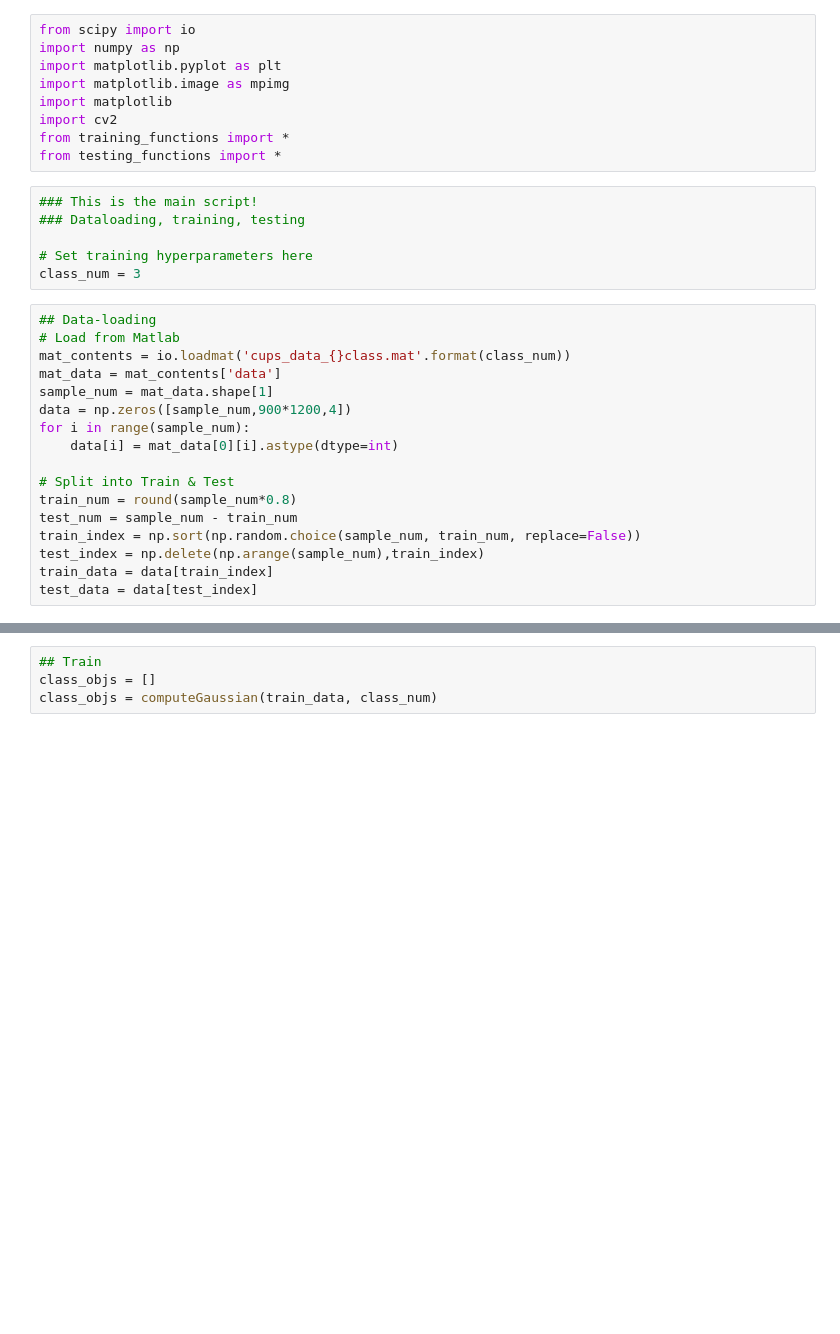
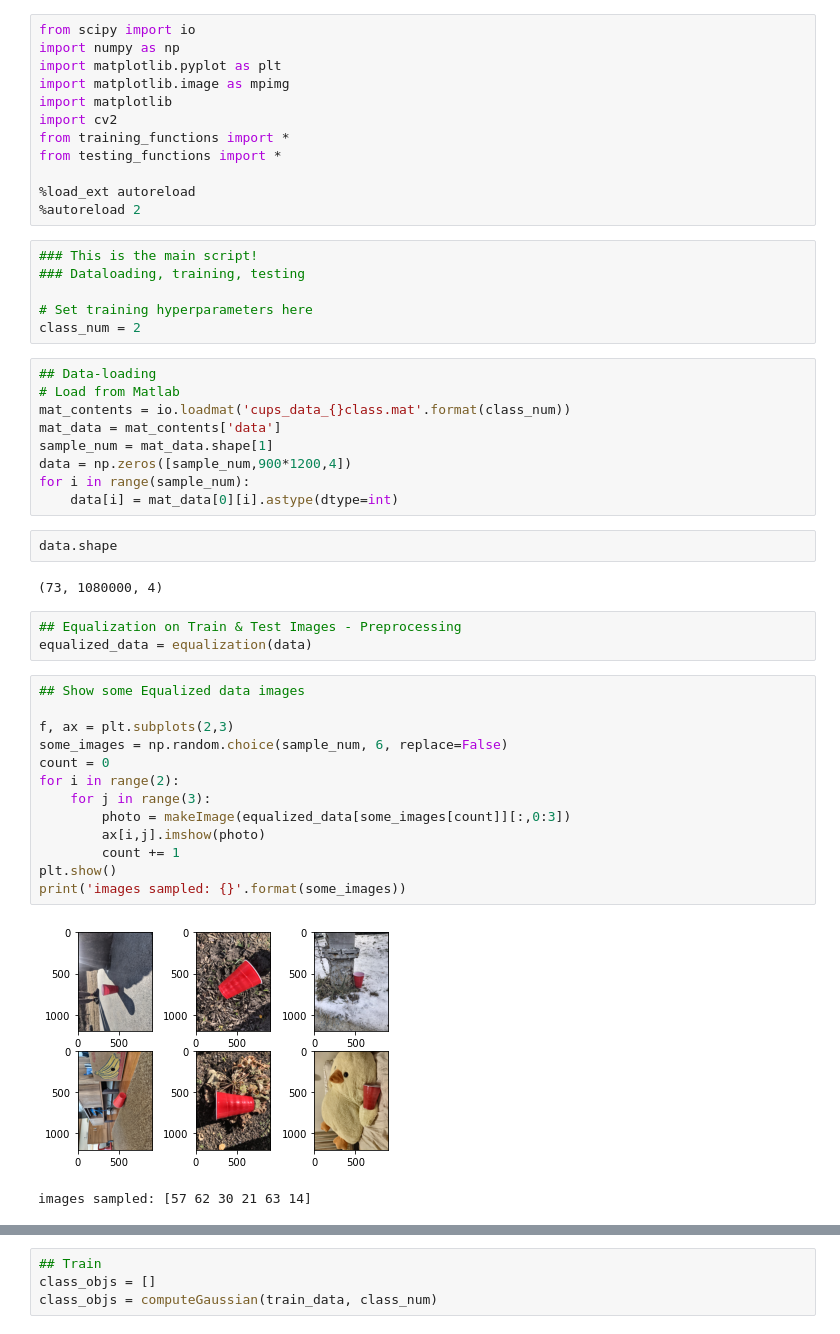
Before and after one commit to terri0716/cs260project, a Jupyter notebook: main.ipynb, the cells around one changed output, grey strips where cells are left out. Drawn from its saved outputs; the diff is of its cells as text; blank space fills up the shorter version.

```diff
--- a/main.ipynb
+++ b/main.ipynb
@@ -7,12 +7,15 @@ import matplotlib
 import cv2
 from training_functions import *
 from testing_functions import *
+
+%load_ext autoreload
+%autoreload 2
 # %%
 ### This is the main script!
 ### Dataloading, training, testing
 
 # Set training hyperparameters here
-class_num = 3
+class_num = 2
 # %%
 ## Data-loading
 # Load from Matlab
@@ -22,11 +25,26 @@ sample_num = mat_data.shape[1]
 data = np.zeros([sample_num,900*1200,4])
 for i in range(sample_num):
     data[i] = mat_data[0][i].astype(dtype=int)
-
-# Split into Train & Test
-train_num = round(sample_num*0.8)
-test_num = sample_num - train_num
-train_index = np.sort(np.random.choice(sample_num, train_num, replace=False))
-test_index = np.delete(np.arange(sample_num),train_index)
-train_data = data[train_index]
-test_data = data[test_index]
+# %%
+data.shape
+# %% [output]
+(73, 1080000, 4)
+# %%
+## Equalization on Train & Test Images - Preprocessing
+equalized_data = equalization(data)
+# %%
+## Show some Equalized data images
+
+f, ax = plt.subplots(2,3)
+some_images = np.random.choice(sample_num, 6, replace=False)
+count = 0
+for i in range(2):
+    for j in range(3):
+        photo = makeImage(equalized_data[some_images[count]][:,0:3])
+        ax[i,j].imshow(photo)
+        count += 1
+plt.show()
+print('images sampled: {}'.format(some_images))
+# %% [output]
+[figure, added]
+images sampled: [57 62 30 21 63 14]
```
Also changed, not shown: parts of 6 cells of this notebook.
